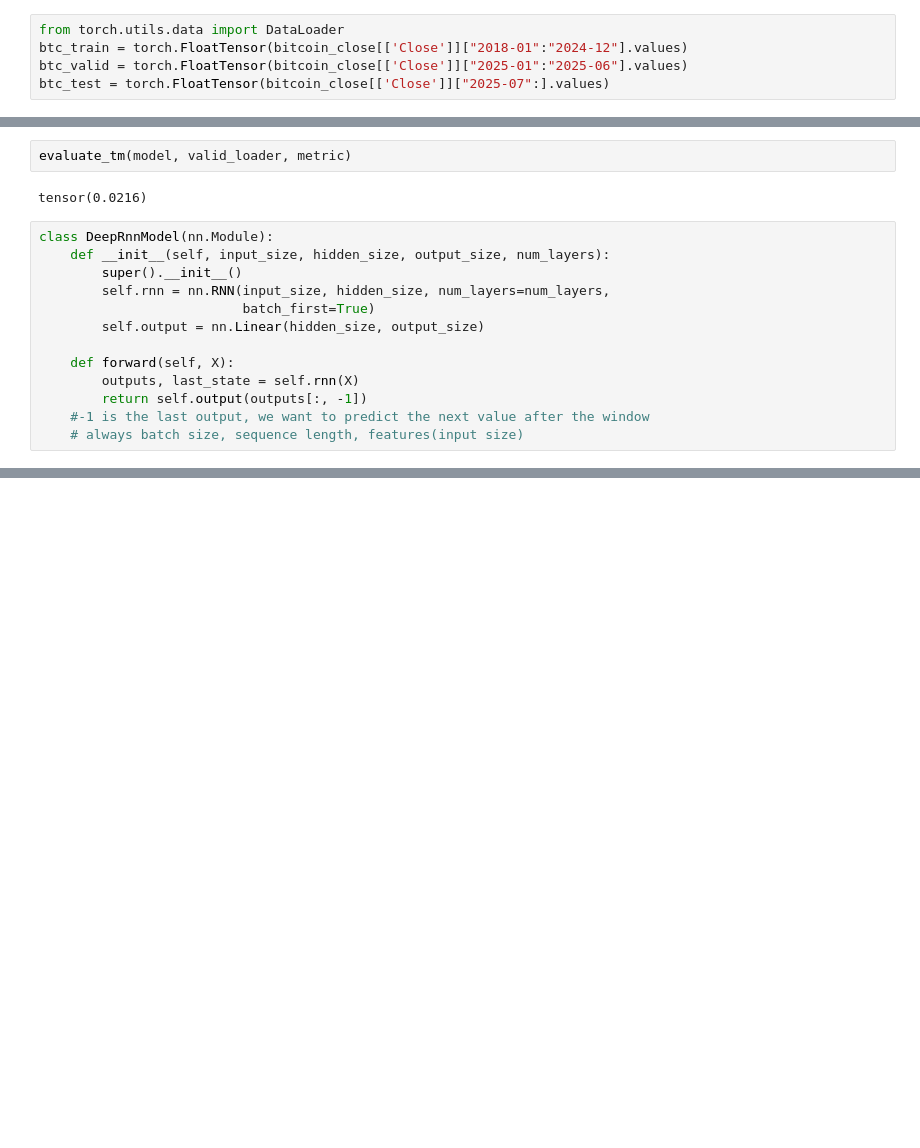
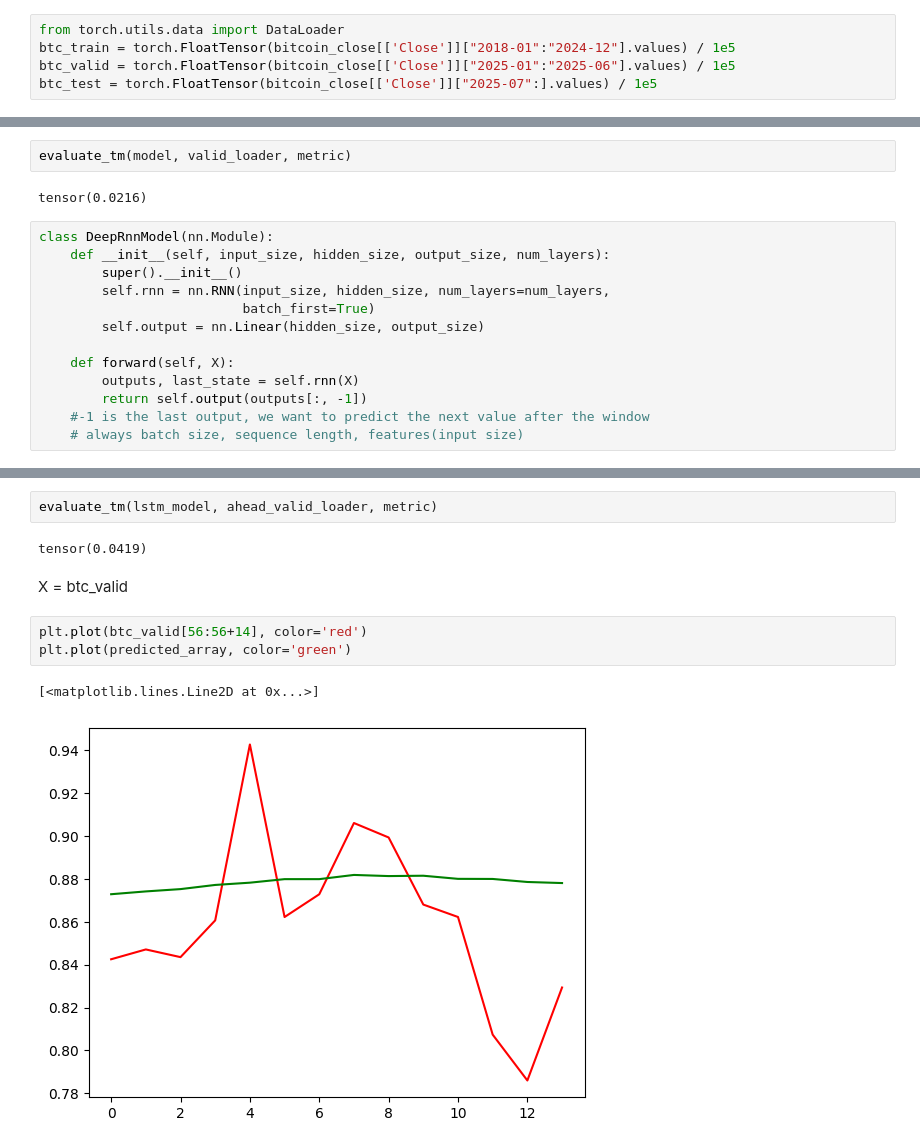
Before and after one commit to stachuapa123/RNNs_in_action, a Jupyter notebook: crypto_analysis.ipynb, the cells around one changed output, grey strips where cells are left out. Saved outputs shown, nothing was run; the diff lists cells and outputs as text; blank space fills up the shorter version.

```diff
--- a/crypto_analysis.ipynb
+++ b/crypto_analysis.ipynb
@@ -68,9 +68,9 @@ plt.show()
 [figure]
 # %%
 from torch.utils.data import DataLoader
-btc_train = torch.FloatTensor(bitcoin_close[['Close']]["2018-01":"2024-12"].values)
-btc_valid = torch.FloatTensor(bitcoin_close[['Close']]["2025-01":"2025-06"].values)
-btc_test = torch.FloatTensor(bitcoin_close[['Close']]["2025-07":].values)
+btc_train = torch.FloatTensor(bitcoin_close[['Close']]["2018-01":"2024-12"].values) / 1e5
+btc_valid = torch.FloatTensor(bitcoin_close[['Close']]["2025-01":"2025-06"].values) / 1e5
+btc_test = torch.FloatTensor(bitcoin_close[['Close']]["2025-07":].values) / 1e5
 # %%
 class TimeSeriesDataset(torch.utils.data.Dataset):
     def __init__(self, series, window_length):
@@ -232,0 +296,12 @@ Epoch 150/150, train loss: 535689513.2824, train metric: 18581.5625, valid metri
+# %%
+evaluate_tm(lstm_model, ahead_valid_loader, metric)
+# %% [output]
+tensor(0.0419)
+# %% [markdown]
+X = btc_valid
+# %%
+plt.plot(btc_valid[56:56+14], color='red')
+plt.plot(predicted_array, color='green')
+# %% [output]
+[<matplotlib.lines.Line2D at 0x...>]
+[figure, added]
```
Also changed, not shown: parts of 9 cells of this notebook.
